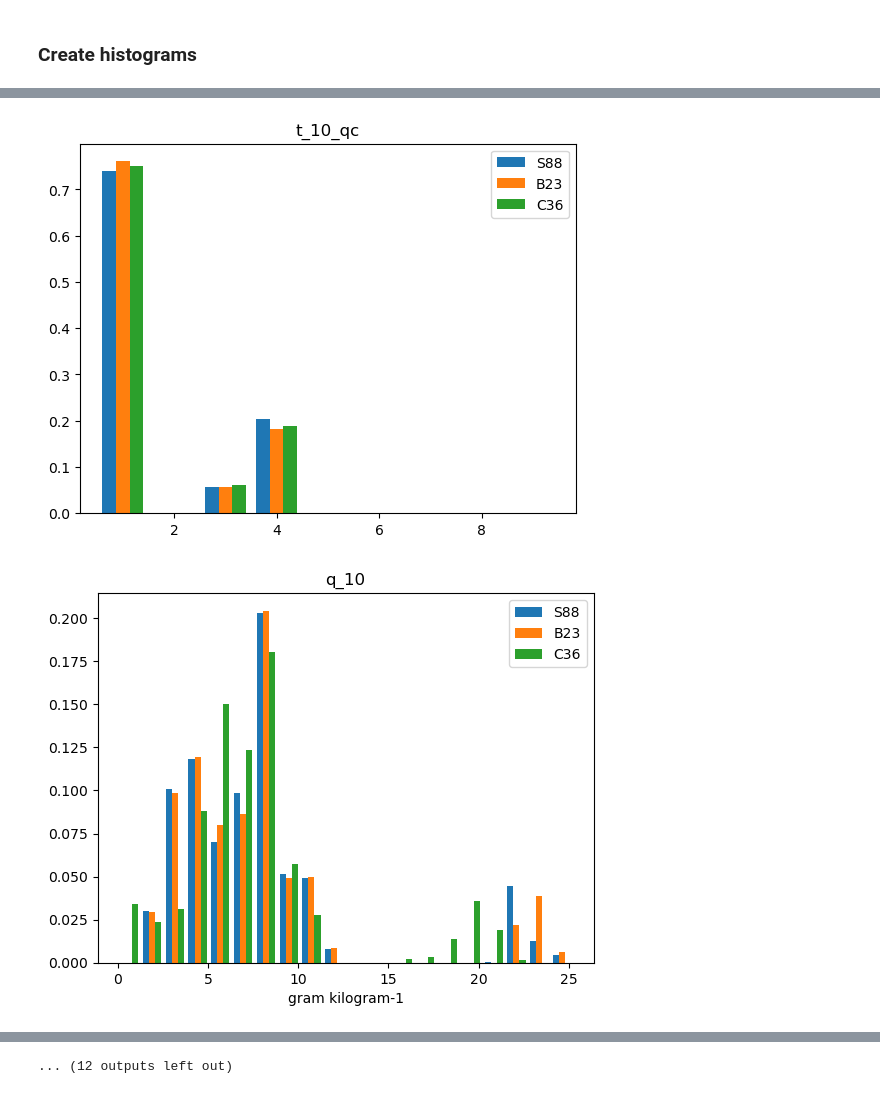
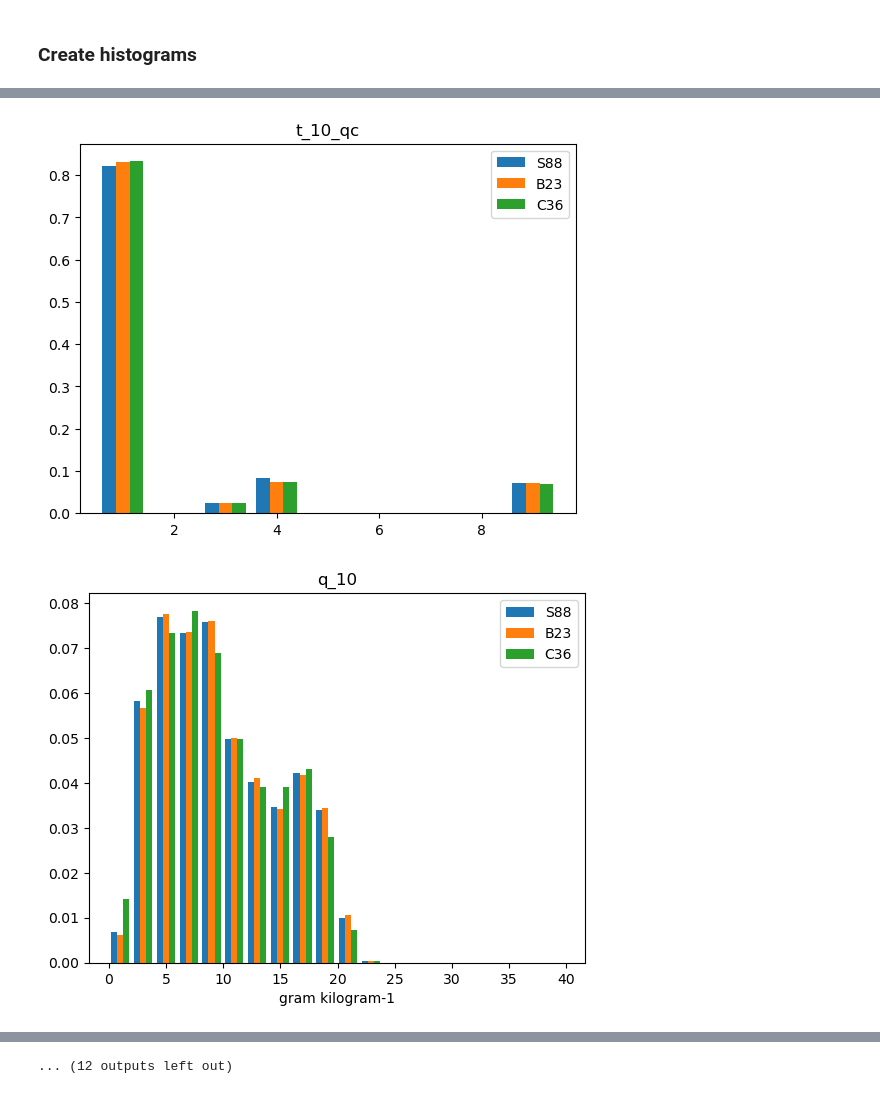
Before and after one commit to mcastells/marineflux_erddapy_demo, a Jupyter notebook: histo.ipynb, the cells around one changed output, grey strips where cells are left out. Saved outputs shown, nothing was run; the diff lists cells and outputs as text; code cells hidden in the pictures.

Commit message:
updates for latest datasets

```diff
--- a/histo.ipynb
+++ b/histo.ipynb
@@ -11,20 +11,20 @@ import cf_xarray
 flux_algorithms = ["S88", "B23", "C36"]
 vars = ['hfss', 'hfss_qc', 'hfls', 'hfls_qc', 'tau', 'tau_qc', 'u_10', 'u_10_qc', 't_10', 't_10_qc', 'q_10', 'q_10_qc', 'C_d', 'C_d_qc', 'C_h', 'C_h_qc', 'C_e', 'C_e_qc', 'z_over_L', 'zo_m', 'u_star', 't_star', 'q_star', 'sst_adj']
 start_time = "2021-01-01T00:00:00Z"
-end_time = "2021-02-01T00:00:00Z"
+end_time = "2022-01-01T00:00:00Z"
 # %%
 erddap_samos = dict()
 for algo in flux_algorithms:
   erddap_samos[algo] = ERDDAP(
-    server="http://erddap-samos-dev.coaps.fsu.edu/erddap",
+    server="http://marineflux-erddap.coaps.fsu.edu/erddap",
     protocol="tabledap",
   )
 
-  erddap_samos[algo].dataset_id = f"SAMOS_Fluxes_{algo}_TEST"
-  # erddap_samos[algo].constraints = {
-  #     "time>=": start_time,
-  #     "time<=": end_time,
-  # }
+  erddap_samos[algo].dataset_id = f"SAMOS_Fluxes_{algo}"
+  erddap_samos[algo].constraints = {
+      "time>=": start_time,
+      "time<=": end_time,
+  }
   erddap_samos[algo].variables = vars
 # %% [markdown]
 ## Request data as xarray Dataset
@@ -87,6 +87,9 @@ for var in vars:
         elif var == 'zo_m':
             lower_limit = 0
             upper_limit = 0.002
+        elif var == 'C_h' or var == 'C_e':
+            lower_limit = -0.005
+            upper_limit = 0.005
 
         data[data<lower_limit] = np.nan
         data[data>upper_limit] = np.nan
@@ -120,2 +123,2 @@ for var in vars:
-[figure, old version]
+[figure, new version]
-[figure, old version]
+[figure, new version]
```
Also changed, not shown: parts of 2 cells of this notebook, 2 other files.
